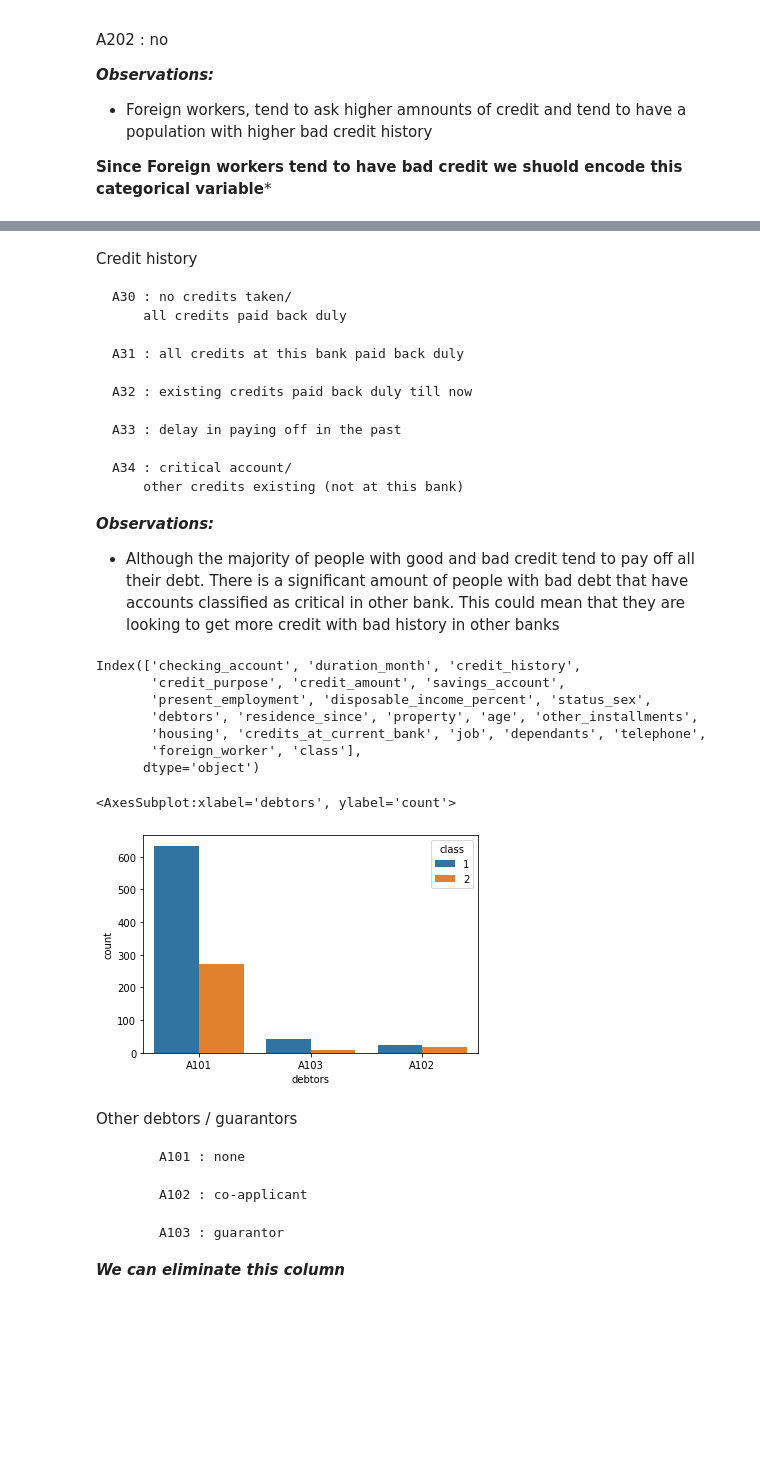
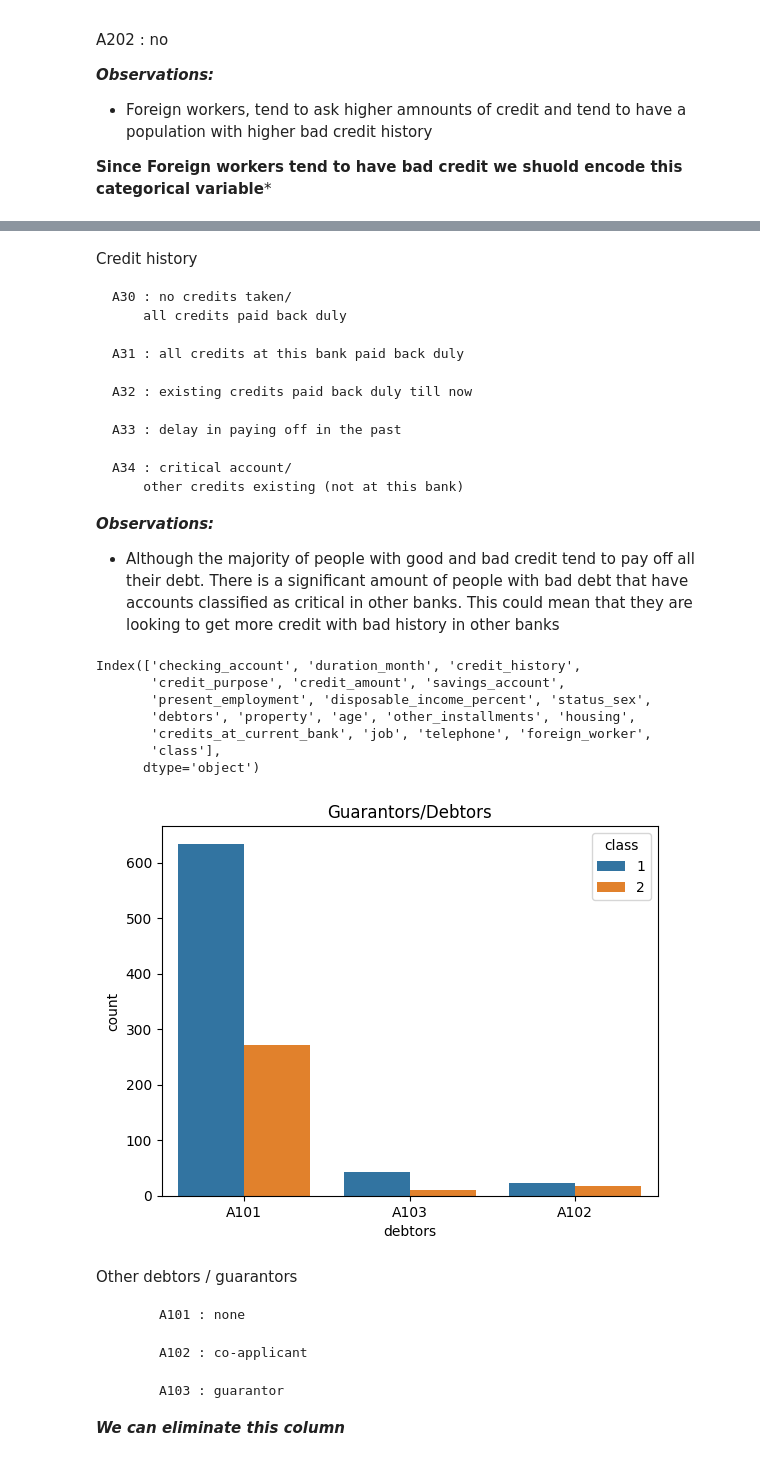
Before and after one commit to lopez-Luis89/Credit, a Jupyter notebook: Team Project AAI 501.ipynb, the cells around one changed output, grey strips where cells are left out. Drawn from its saved outputs; the diff is of its cells as text; code cells hidden in the pictures; blank space fills up the shorter version.

```diff
--- a/Team Project AAI 501.ipynb
+++ b/Team Project AAI 501.ipynb
@@ -159,3 +148,5 @@ good_credit.groupby('credits_at_current_bank').mean()
+# %%
+df = df.drop(columns=['dependants', 'residence_since'], axis= 1)
 # %%
 print(f'Good credit:\n{good_credit.checking_account.value_counts()}')
 print(f'Bad Credit:\n{bad_credit.checking_account.value_counts()}')
@@ -249,14 +261,14 @@ Credit history
 		other credits existing (not at this bank)
 
 ***Observations:***
-- Although the majority of people with good and bad credit tend to pay off all their debt. There is a significant amount of people with bad debt that have accounts classified as critical in other bank. This could mean that they are looking to get more credit with bad history in other banks
+- Although the majority of people with good and bad credit tend to pay off all their debt. There is a significant amount of people with bad debt that have accounts classified as critical in other banks. This could mean that they are looking to get more credit with bad history in other banks
 # %%
 df.columns
 # %% [output]
 Index(['checking_account', 'duration_month', 'credit_history',
        'credit_purpose', 'credit_amount', 'savings_account',
        'present_employment', 'disposable_income_percent', 'status_sex',
-       'debtors', 'residence_since', 'property', 'age', 'other_installments',
-       'housing', 'credits_at_current_bank', 'job', 'dependants', 'telephone',
-       'foreign_worker', 'class'],
+       'debtors', 'property', 'age', 'other_installments', 'housing',
+       'credits_at_current_bank', 'job', 'telephone', 'foreign_worker',
+       'class'],
       dtype='object')
@@ -263,8 +277,9 @@ Index(['checking_account', 'duration_month', 'credit_history',
 # %%
 sns.countplot(data=df, x='debtors', hue='class')
+plt.title('Guarantors/Debtors')
+plt.show()
 # %% [output]
-<AxesSubplot:xlabel='debtors', ylabel='count'>
-[figure, old version]
+[figure, new version]
 # %% [markdown]
 Other debtors / guarantors
 
```
Also changed, not shown: parts of 60 cells of this notebook.
